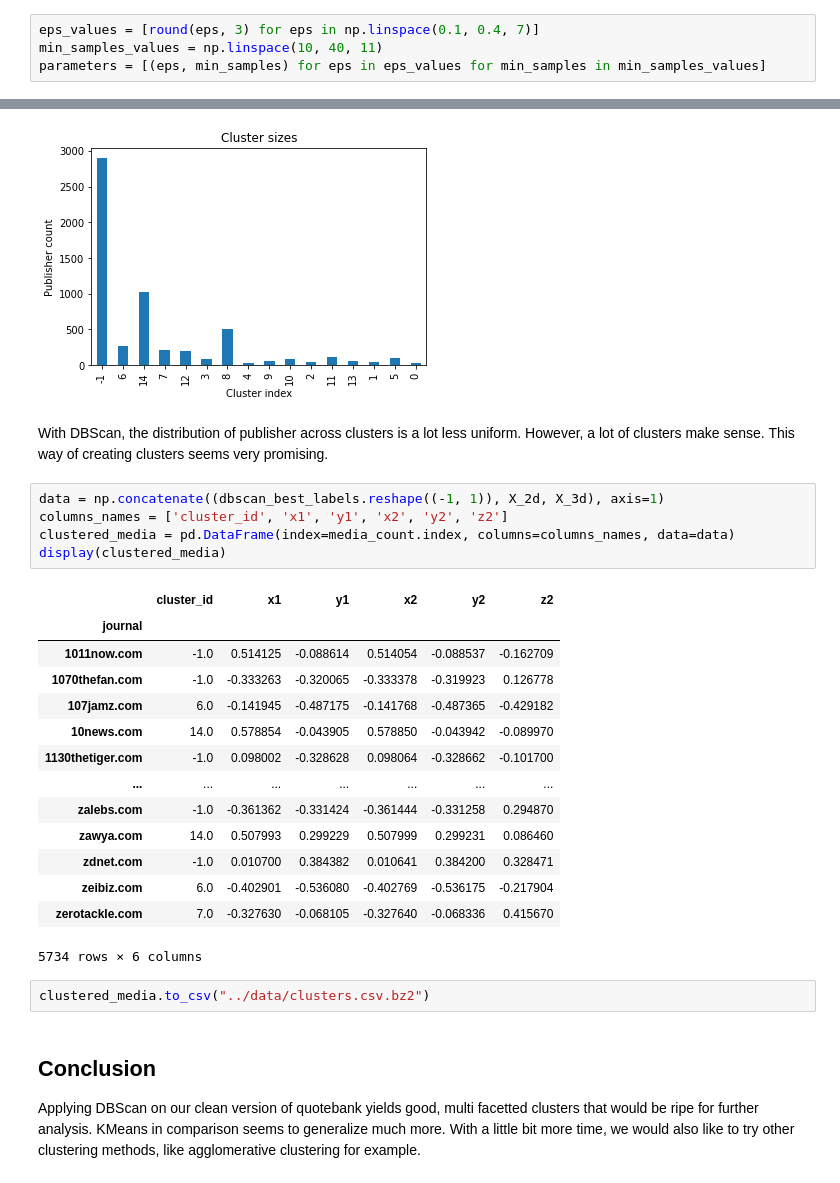
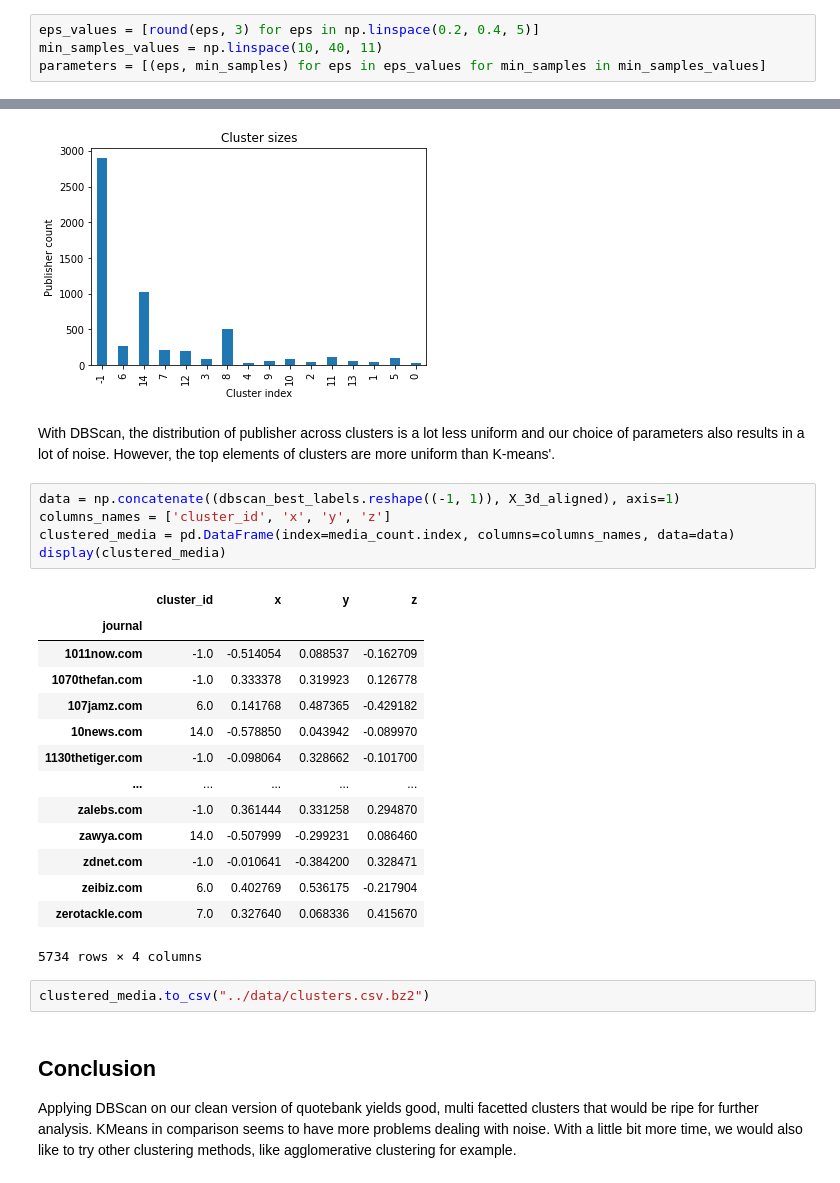
Before and after one commit to epfl-ada/ada-2021-project-improvise-adapt-overcome, a Jupyter notebook: src/clustering.ipynb, the cells around one changed output, grey strips where cells are left out. Cells and saved outputs as stored; diff of their text form.

```diff
--- a/src/clustering.ipynb
+++ b/src/clustering.ipynb
@@ -214,5 +236,5 @@ We now try to use DBScan, adjusting `eps` parameter to get a sense of how it aff
 # %%
-eps_values = [round(eps, 3) for eps in np.linspace(0.1, 0.4, 7)]
+eps_values = [round(eps, 3) for eps in np.linspace(0.2, 0.4, 5)]
 min_samples_values = np.linspace(10, 40, 11)
 parameters = [(eps, min_samples) for eps in eps_values for min_samples in min_samples_values]
 # %%
@@ -280,30 +288,30 @@ news12.com            29264
 nbcnews.com           27718
 [figure]
 # %% [markdown]
-With DBScan, the distribution of publisher across clusters is a lot less uniform. However, a lot of clusters make sense. This way of creating clusters seems very promising.
+With DBScan, the distribution of publisher across clusters is a lot less uniform and our choice of parameters also results in a lot of noise. However, the top elements of clusters are more uniform than K-means'.
 # %%
-data = np.concatenate((dbscan_best_labels.reshape((-1, 1)), X_2d, X_3d), axis=1)
-columns_names = ['cluster_id', 'x1', 'y1', 'x2', 'y2', 'z2']
+data = np.concatenate((dbscan_best_labels.reshape((-1, 1)), X_3d_aligned), axis=1)
+columns_names = ['cluster_id', 'x', 'y', 'z']
 clustered_media = pd.DataFrame(index=media_count.index, columns=columns_names, data=data)
 display(clustered_media)
 # %% [output]
-|  | cluster_id | x1 | y1 | x2 | y2 | z2 |
-| journal |  |  |  |  |  |  |
-| 1011now.com | -1.0 | 0.514125 | -0.088614 | 0.514054 | -0.088537 | -0.162709 |
-| 1070thefan.com | -1.0 | -0.333263 | -0.320065 | -0.333378 | -0.319923 | 0.126778 |
-| 107jamz.com | 6.0 | -0.141945 | -0.487175 | -0.141768 | -0.487365 | -0.429182 |
-| 10news.com | 14.0 | 0.578854 | -0.043905 | 0.578850 | -0.043942 | -0.089970 |
-| 1130thetiger.com | -1.0 | 0.098002 | -0.328628 | 0.098064 | -0.328662 | -0.101700 |
-| ... | ... | ... | ... | ... | ... | ... |
-| zalebs.com | -1.0 | -0.361362 | -0.331424 | -0.361444 | -0.331258 | 0.294870 |
-| zawya.com | 14.0 | 0.507993 | 0.299229 | 0.507999 | 0.299231 | 0.086460 |
-| zdnet.com | -1.0 | 0.010700 | 0.384382 | 0.010641 | 0.384200 | 0.328471 |
-| zeibiz.com | 6.0 | -0.402901 | -0.536080 | -0.402769 | -0.536175 | -0.217904 |
-| zerotackle.com | 7.0 | -0.327630 | -0.068105 | -0.327640 | -0.068336 | 0.415670 |
+|  | cluster_id | x | y | z |
+| journal |  |  |  |  |
+| 1011now.com | -1.0 | -0.514054 | 0.088537 | -0.162709 |
+| 1070thefan.com | -1.0 | 0.333378 | 0.319923 | 0.126778 |
+| 107jamz.com | 6.0 | 0.141768 | 0.487365 | -0.429182 |
+| 10news.com | 14.0 | -0.578850 | 0.043942 | -0.089970 |
+| 1130thetiger.com | -1.0 | -0.098064 | 0.328662 | -0.101700 |
+| ... | ... | ... | ... | ... |
+| zalebs.com | -1.0 | 0.361444 | 0.331258 | 0.294870 |
+| zawya.com | 14.0 | -0.507999 | -0.299231 | 0.086460 |
+| zdnet.com | -1.0 | -0.010641 | -0.384200 | 0.328471 |
+| zeibiz.com | 6.0 | 0.402769 | 0.536175 | -0.217904 |
+| zerotackle.com | 7.0 | 0.327640 | 0.068336 | 0.415670 |
-5734 rows × 6 columns
+5734 rows × 4 columns
 # %%
 clustered_media.to_csv("../data/clusters.csv.bz2")
 # %% [markdown]
 ## Conclusion
 
-Applying DBScan on our clean version of quotebank yields good, multi facetted clusters that would be ripe for further analysis. KMeans in comparison seems to generalize much more. With a little bit more time, we would also like to try other clustering methods, like agglomerative clustering for example.
+Applying DBScan on our clean version of quotebank yields good, multi facetted clusters that would be ripe for further analysis. KMeans in comparison seems to have more problems dealing with noise. With a little bit more time, we would also like to try other clustering methods, like agglomerative clustering for example.
```
Also changed, not shown: parts of 20 cells of this notebook.
